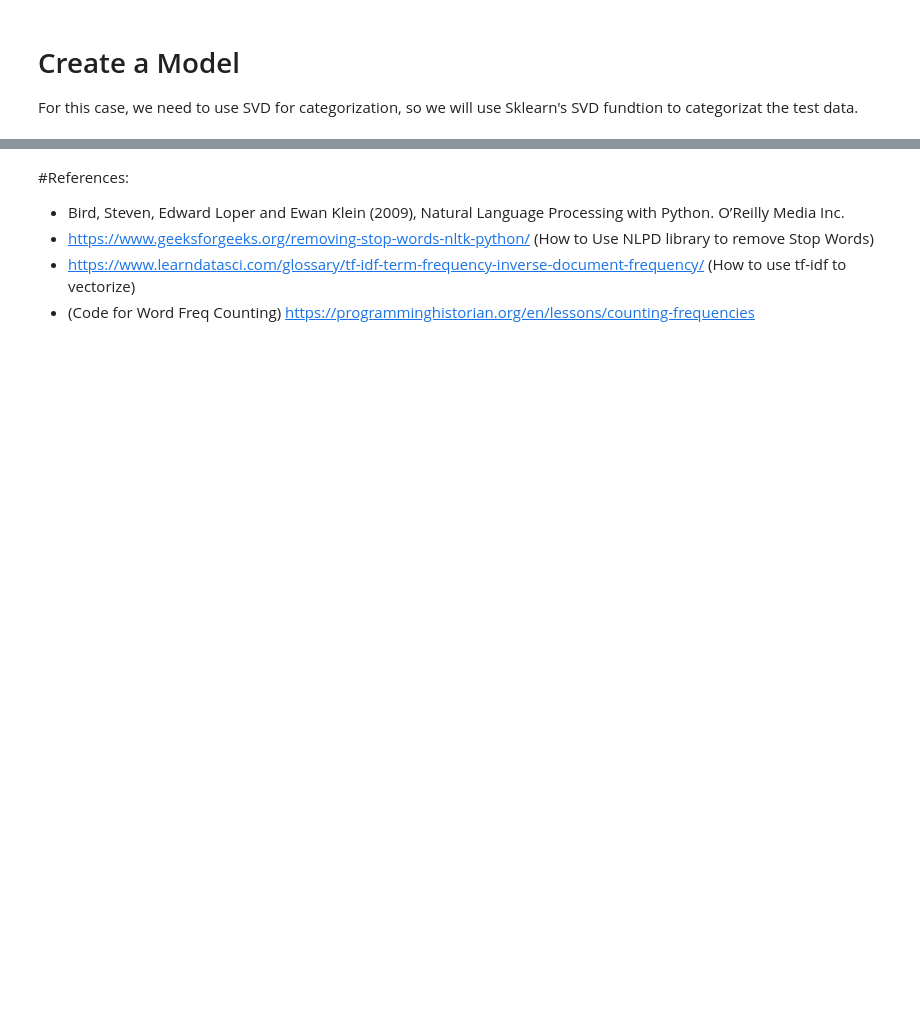
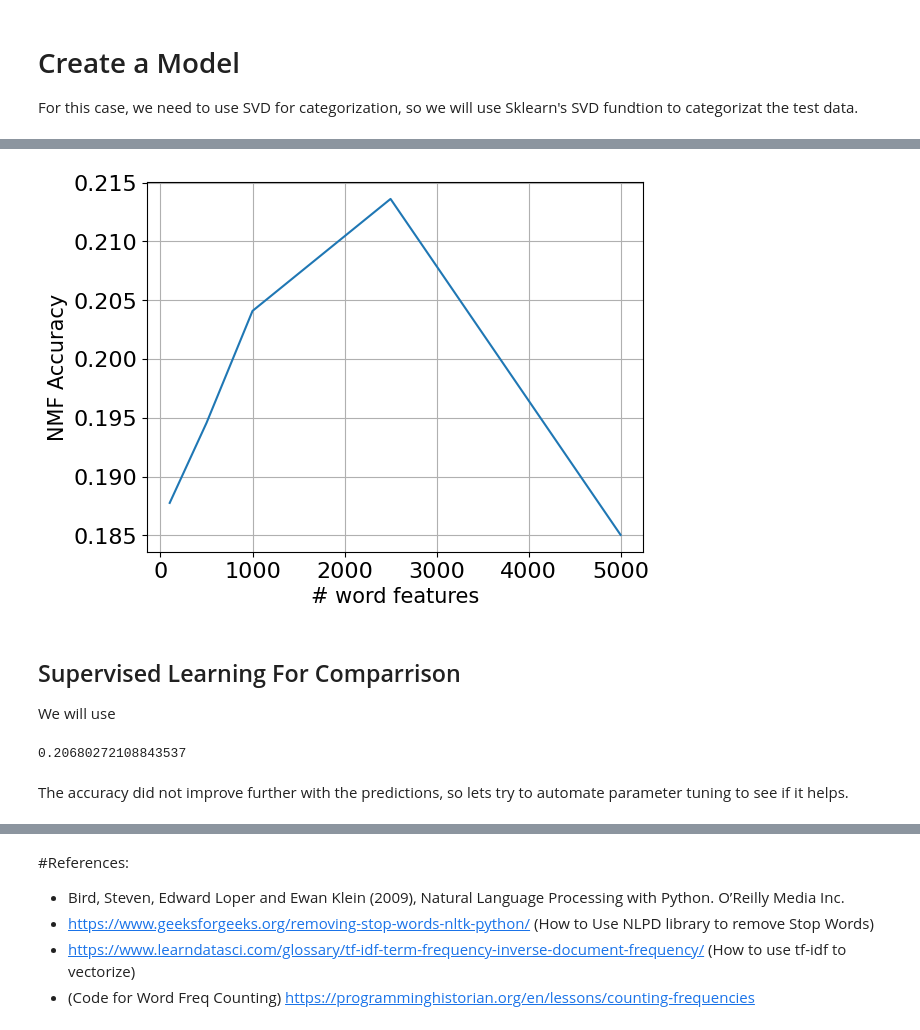
Before and after one commit to unemallan/BBCNews-USML-Week4, a Jupyter notebook: BBC_News_Classifier.ipynb, the cells around one changed output, grey strips where cells are left out. Cells and saved outputs as stored; diff of their text form; code cells hidden in the pictures; blank space fills up the shorter version.

```diff
--- a/BBC_News_Classifier.ipynb
+++ b/BBC_News_Classifier.ipynb
@@ -133,0 +161,2 @@ tfidf_feature_names = tfidf_vectorizer.get_feature_names_out()
+# %%
+X_test['clean_text'] = X_test.apply(lambda x: filter_words(x))
@@ -147,0 +218,8 @@ print (predictions)
+# %%
+print("Feature Name Mapping")
+i = 1
+for category in categories_predictions:
+    print ("truncatedsvd:", i)
+    print (tfidf_feature_names[(np.argsort(category))[:5]])
+    print (tfidf_feature_names[(np.argsort(-category))[:5]])
+    i+=1
@@ -147,0 +322,9 @@ print (predictions)
+# %%
+category_lookup_table_nmf = ['politics', 'entertainment','tech', 'sports', 'business' ]
+# %%
+y_vector = nmf.transform(tfidf_test)
+max_index = np.argmax(y_vector,axis=1)
+y_pred = [category_lookup_table_nmf[max_index[i]] for i in range(len(max_index))]
+print (y_test)
+print (y_pred[:-10])
+print(accuracy_score(y_test, y_pred))
@@ -147,0 +346,60 @@ print (predictions)
+# %%
+def predictions(model, test_val, tvectorizer, topic_dict):
+    tfidf_ = tvectorizer.fit_transform(test_val).toarray()
+    tfidf_feature_names = tvectorizer.get_feature_names_out()
+    y_vector = model.transform(tfidf_)
+    max_index = np.argmax(y_vector,axis=1)
+    y_pred = [topic_dict[max_index[i]] for i in range(len(max_index))]
+    return y_pred
+
+
+category_lookup_table_dicts = {5000: ['sport', 'politics', 'business', 'entertainment', 'tech'],
+               2500: ['business','politics', 'sport', 'entertainment', 'tech'],
+               1000: ['politics', 'sport','business', 'entertainment', 'tech'],
+               500: ['business', 'sport', 'entertainment', 'politics', 'tech'],
+               100: ['sport','politics','business', 'entertainment', 'tech']}
+
+n_feats_lookup = [5000, 2500, 1000, 500, 100]
+accuracy_list = []
+
+for n_feats in n_feats_lookup:
+    tvectorizer = TfidfVectorizer(stop_words='english', max_df=0.95, min_df=2, max_features=n_feats) #, tokenizer=LemmaTokenizer())
+    vectors = tvectorizer.fit_transform(X_train.clean_text).toarray()
+    vocab = np.array(tvectorizer.get_feature_names_out())
+    #print(len(vocab))
+    nmf = NMF(
+            n_components=no_categories,
+            random_state=0,
+            init = "nndsvda",
+            beta_loss="frobenius",
+            alpha_W=0.001,
+            alpha_H=0.001
+        )
+
+    nmf.fit(vectors)
+    topic_dict = category_lookup_table_dicts[n_feats]
+    y_pred = predictions(nmf, X_test.clean_text,  tvectorizer, topic_dict)
+    accuracy_list.append(accuracy_score(y_test, y_pred))
+
+plt.plot(n_feats_lookup, accuracy_list)
+plt.grid()
+plt.xlabel('# word features', size=15)
+plt.ylabel('NMF Accuracy', size=15)
+plt.show()
+# %% [output]
+[figure, added]
+# %% [markdown]
+## Supervised Learning For Comparrison
+We will use
+# %%
+from sklearn.svm import SVC
+from sklearn.metrics import classification_report
+
+clf =SVC().fit(tfidf_train, y_train)
+
+y_predictions = clf.predict(tfidf_test)
+print (accuracy_score(y_test, y_predictions))
+# %% [output]
+0.20680272108843537
+# %% [markdown]
+The accuracy did not improve further with the predictions, so lets try to automate parameter tuning to see if it helps.
```
Also changed, not shown: parts of 32 cells of this notebook.
